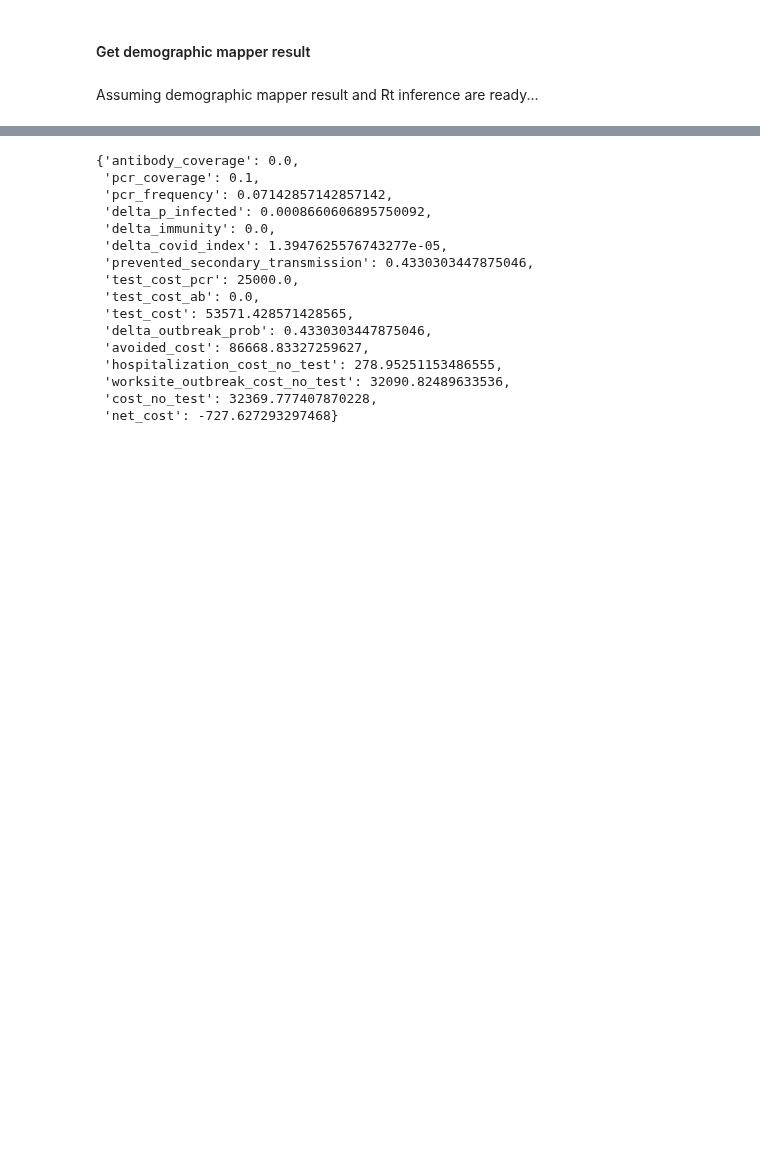
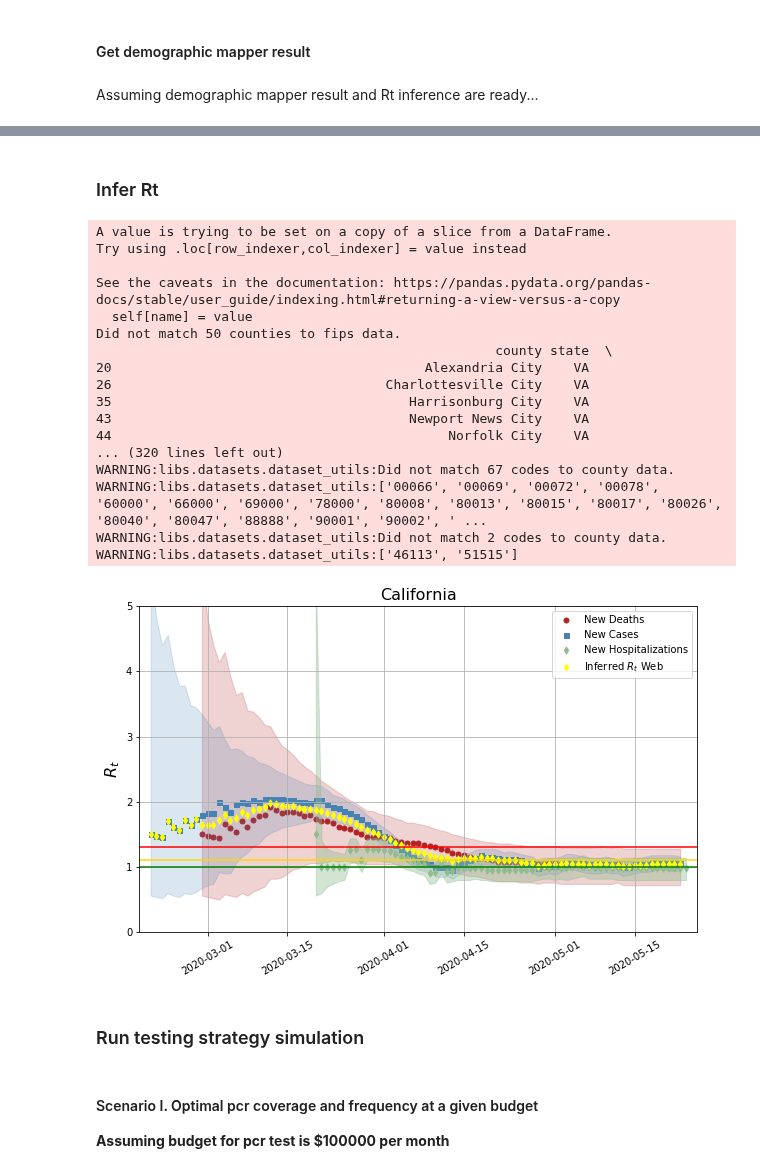
Before and after one commit to act-now-coalition/covid-data-model, a Jupyter notebook: testing_strategy_simulation.ipynb, the cells around one changed output, grey strips where cells are left out. Drawn from its saved outputs; the diff is of its cells as text; code cells hidden in the pictures; blank space fills up the shorter version.

```diff
--- a/testing_strategy_simulation.ipynb
+++ b/testing_strategy_simulation.ipynb
@@ -46,19 +37,31 @@ plot_results(results)
-# %%
-ts.optimize(by='net_cost')
-# %% [output]
-{'antibody_coverage': 0.0,
- 'pcr_coverage': 0.1,
- 'pcr_frequency': 0.07142857142857142,
- 'delta_p_infected': 0.0008660606895750092,
- 'delta_immunity': 0.0,
- 'delta_covid_index': 1.3947625576743277e-05,
- 'prevented_secondary_transmission': 0.4330303447875046,
- 'test_cost_pcr': 25000.0,
- 'test_cost_ab': 0.0,
- 'test_cost': 53571.428571428565,
- 'delta_outbreak_prob': 0.4330303447875046,
- 'avoided_cost': 86668.83327259627,
- 'hospitalization_cost_no_test': 278.95251153486555,
- 'worksite_outbreak_cost_no_test': 32090.82489633536,
- 'cost_no_test': 32369.777407870228,
- 'net_cost': -727.627293297468}
+# %%
+FIPS = '06'
+# %% [markdown]
+### Infer Rt
+# %%
+run_rt_inference(state=FIPS, states_only=True)
+# %% [output]
+A value is trying to be set on a copy of a slice from a DataFrame.
+Try using .loc[row_indexer,col_indexer] = value instead
+
+See the caveats in the documentation: https://pandas.pydata.org/pandas-docs/stable/user_guide/indexing.html#returning-a-view-versus-a-copy
+  self[name] = value
+Did not match 50 counties to fips data.
+                                                   county state  \
+20                                        Alexandria City    VA
+26                                   Charlottesville City    VA
+35                                      Harrisonburg City    VA
+43                                      Newport News City    VA
+44                                           Norfolk City    VA
+... (320 lines left out)
+WARNING:libs.datasets.dataset_utils:Did not match 67 codes to county data.
+WARNING:libs.datasets.dataset_utils:['00066', '00069', '00072', '00078', '60000', '66000', '69000', '78000', '80008', '80013', '80015', '80017', '80026', '80040', '80047', '88888', '90001', '90002', ' ...
+WARNING:libs.datasets.dataset_utils:Did not match 2 codes to county data.
+WARNING:libs.datasets.dataset_utils:['46113', '51515']
+[figure, added]
+# %% [markdown]
+### Run testing strategy simulation
+# %% [markdown]
+#### Scenario I. Optimal pcr coverage and frequency at a given budget
+
+**Assuming budget for pcr test is $100000 per month**
```
Also changed, not shown: parts of 13 cells of this notebook.
